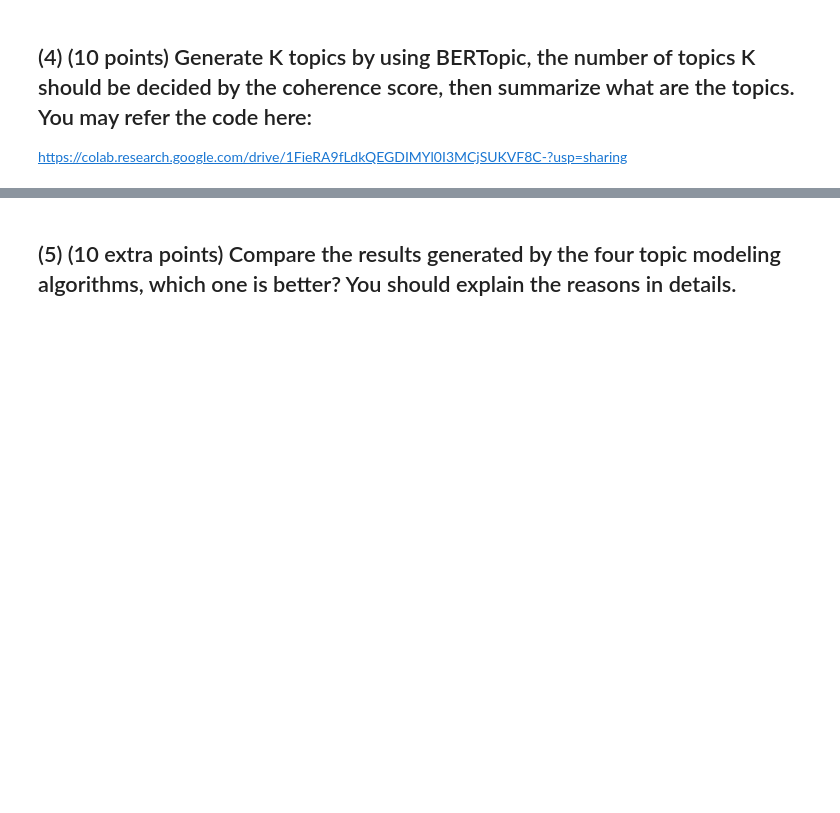
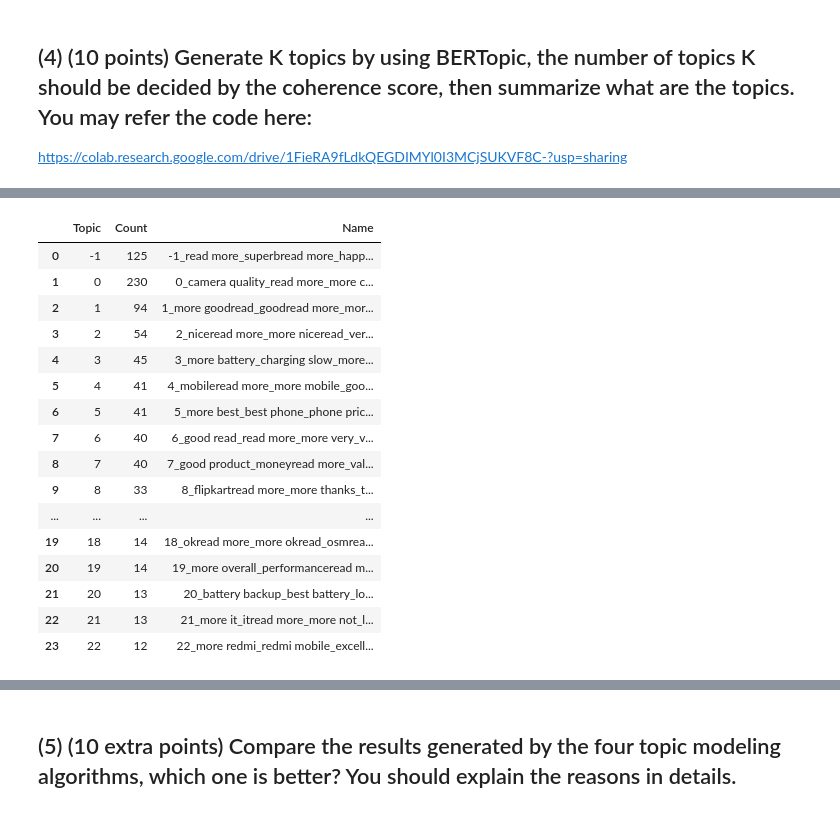
Before and after one commit to Devendarreddybathini/Devendarreddy_INFO5731_spring2023, a Jupyter notebook: In_class_exercise_04_03282023.ipynb, the cells around one changed output, grey strips where cells are left out. Saved outputs shown, nothing was run; the diff lists cells and outputs as text; code cells hidden in the pictures; blank space fills up the shorter version.

```diff
--- a/In_class_exercise_04_03282023.ipynb
+++ b/In_class_exercise_04_03282023.ipynb
@@ -587,0 +875,3 @@ print("Similarity:", util.dot_score(query_embedding, passage_embedding))
+# %%
+bigram_topic_model = BERTopic(language="english", calculate_probabilities=True, verbose=True, n_gram_range=(2, 2))
+bigram_topics, bigram_probs = bigram_topic_model.fit_transform(reviews)
@@ -587,0 +882,21 @@ print("Similarity:", util.dot_score(query_embedding, passage_embedding))
+# %%
+bigram_freq = bigram_topic_model.get_topic_info()
+bigram_freq
+# %% [output]
+|  | Topic | Count | Name |
+| 0 | -1 | 125 | -1_read more_superbread more_happ... |
+| 1 | 0 | 230 | 0_camera quality_read more_more c... |
+| 2 | 1 | 94 | 1_more goodread_goodread more_mor... |
+| 3 | 2 | 54 | 2_niceread more_more niceread_ver... |
+| 4 | 3 | 45 | 3_more battery_charging slow_more... |
+| 5 | 4 | 41 | 4_mobileread more_more mobile_goo... |
+| 6 | 5 | 41 | 5_more best_best phone_phone pric... |
+| 7 | 6 | 40 | 6_good read_read more_more very_v... |
+| 8 | 7 | 40 | 7_good product_moneyread more_val... |
+| 9 | 8 | 33 | 8_flipkartread more_more thanks_t... |
+| ... | ... | ... | ... |
+| 19 | 18 | 14 | 18_okread more_more okread_osmrea... |
+| 20 | 19 | 14 | 19_more overall_performanceread m... |
+| 21 | 20 | 13 | 20_battery backup_best battery_lo... |
+| 22 | 21 | 13 | 21_more it_itread more_more not_l... |
+| 23 | 22 | 12 | 22_more redmi_redmi mobile_excell... |
```
Also changed, not shown: parts of 74 cells of this notebook.
